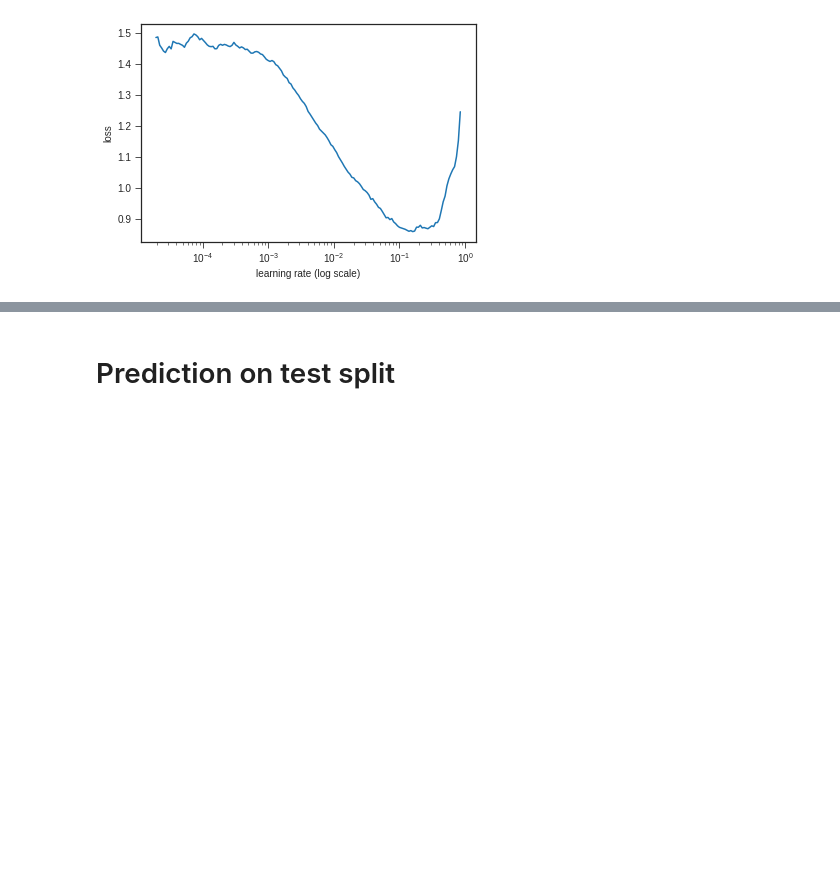
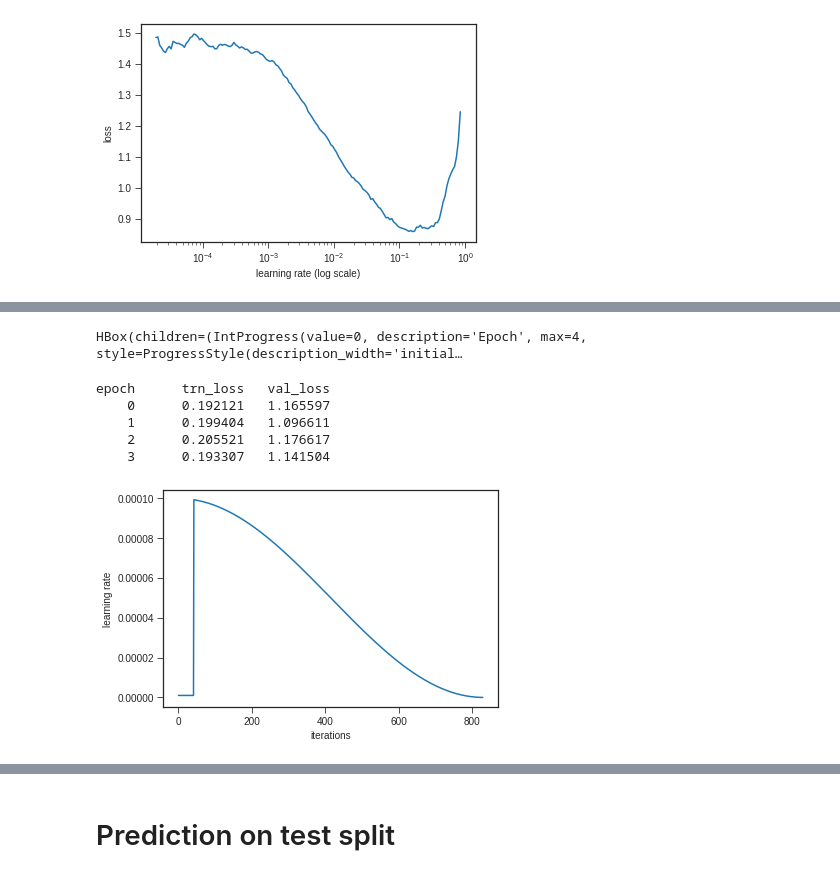
Before and after one commit to KarolChlasta/PJAIT-AdvancedML, a Jupyter notebook: 5.RNNAudio/heartbeat-sounds-colab.ipynb, the cells around one changed output, grey strips where cells are left out. Cells and saved outputs as stored; diff of their text form; code cells hidden in the pictures; blank space fills up the shorter version.

```diff
--- a/5.RNNAudio/heartbeat-sounds-colab.ipynb
+++ b/5.RNNAudio/heartbeat-sounds-colab.ipynb
@@ -917,6 +931,14 @@ learn.sched.plot()
 # %%
-vals, ep_vals = learn.fit(0.0001, 1, cycle_len=4, metrics=[accuracy], get_ep_vals=True)
+vals, ep_vals = learn.fit(0.0001, 1, cycle_len=4, get_ep_vals=True)
 
 learn.sched.plot_lr()
+# %% [output]
+HBox(children=(IntProgress(value=0, description='Epoch', max=4, style=ProgressStyle(description_width='initial…
+epoch      trn_loss   val_loss
+    0      0.192121   1.165597
+    1      0.199404   1.096611
+    2      0.205521   1.176617
+    3      0.193307   1.141504
+[figure, added]
 # %%
 learn.sched.plot_loss()
```
Also changed, not shown: parts of 21 cells of this notebook.
